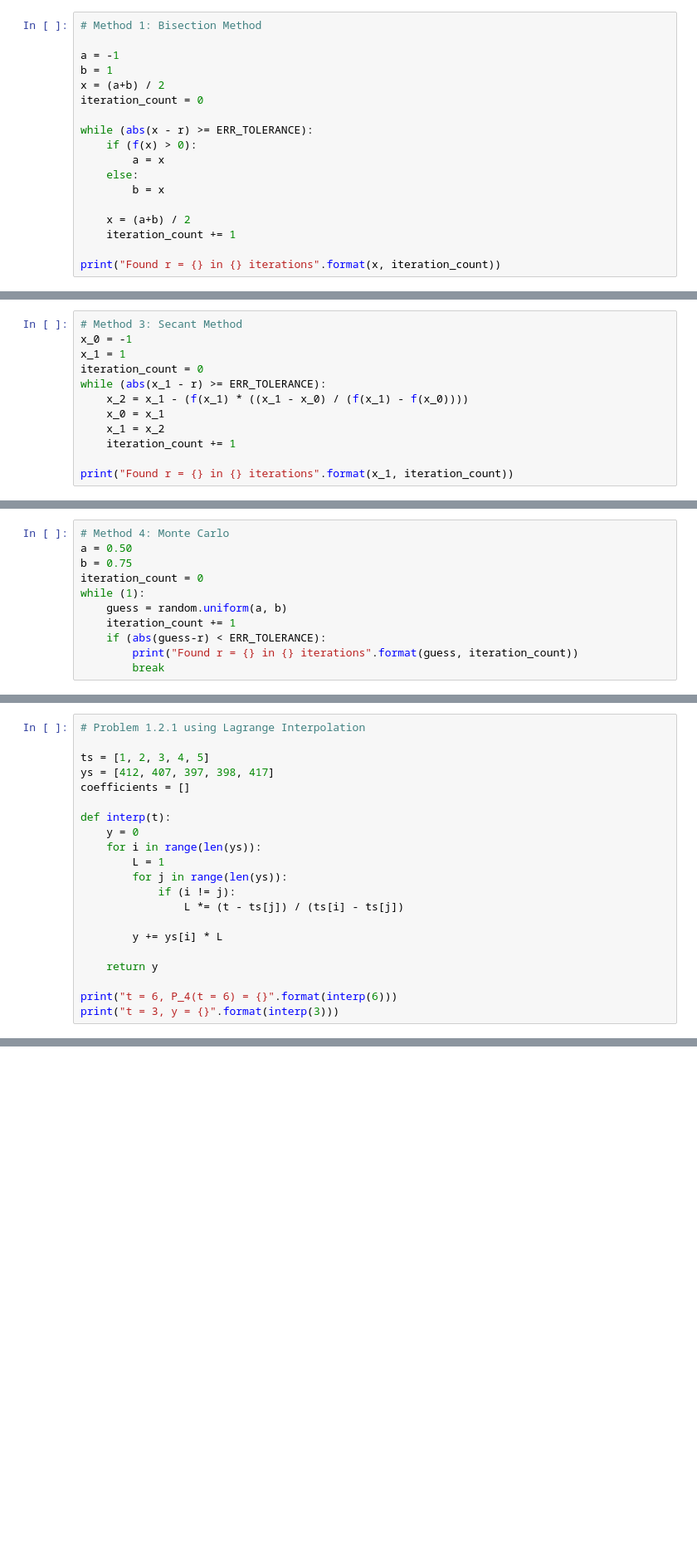
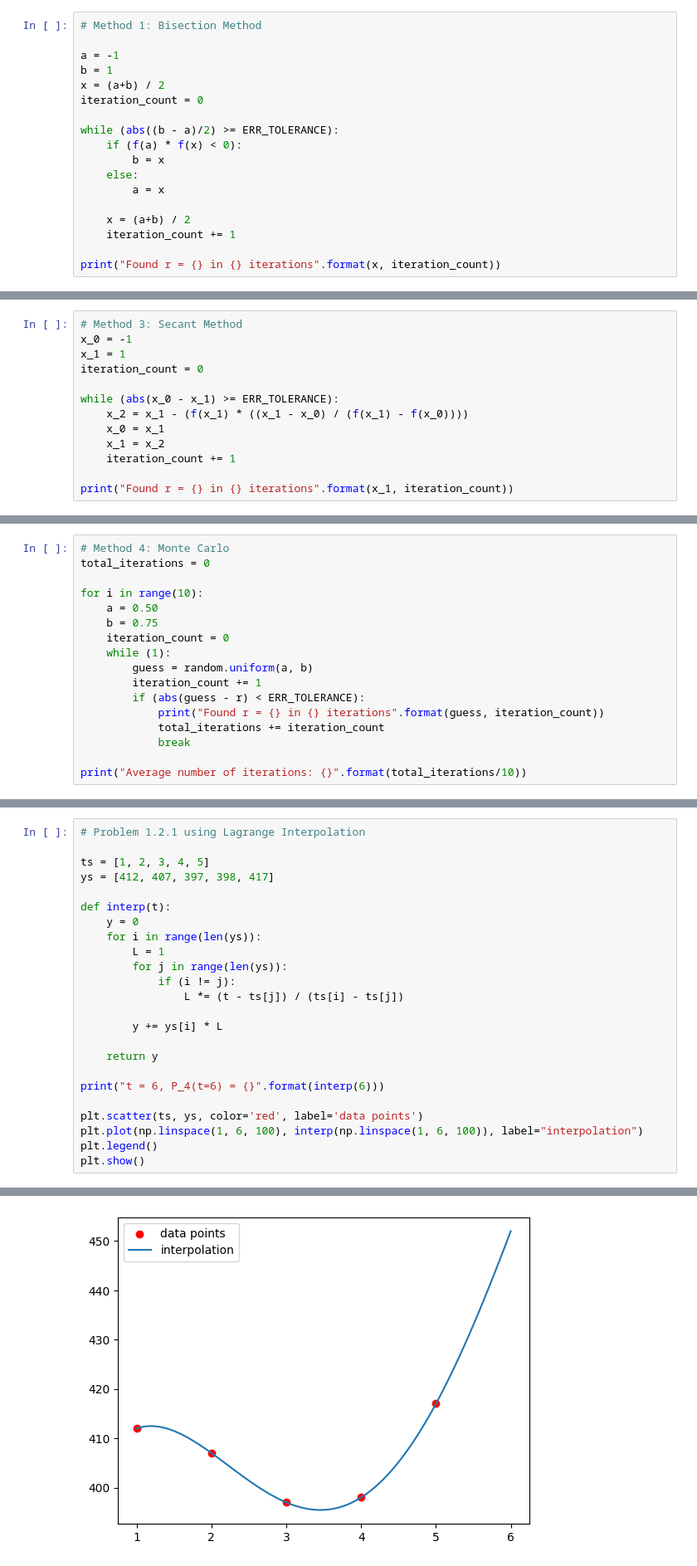
Before and after one commit to josephhanrahan/ams326, a Jupyter notebook: hw1.ipynb, the cells around one changed output, grey strips where cells are left out. Shown at 83% size. Saved outputs shown, nothing was run; the diff lists cells and outputs as text; blank space fills up the shorter version.

```diff
--- a/hw1.ipynb
+++ b/hw1.ipynb
@@ -20,11 +20,11 @@ b = 1
 x = (a+b) / 2
 iteration_count = 0
 
-while (abs(x - r) >= ERR_TOLERANCE):
-    if (f(x) > 0):
+while (abs((b - a)/2) >= ERR_TOLERANCE):
+    if (f(a) * f(x) < 0):
+        b = x
+    else:
         a = x
-    else:
-        b = x
 
     x = (a+b) / 2
     iteration_count += 1
@@ -49,7 +52,8 @@ Found r = 0.6415825512515503 in 5 iterations
 x_0 = -1
 x_1 = 1
 iteration_count = 0
-while (abs(x_1 - r) >= ERR_TOLERANCE):
+
+while (abs(x_0 - x_1) >= ERR_TOLERANCE):
     x_2 = x_1 - (f(x_1) * ((x_1 - x_0) / (f(x_1) - f(x_0))))
     x_0 = x_1
     x_1 = x_2
@@ -61,12 +65,18 @@ Found r = 0.6415908941839591 in 6 iterations
 # %%
 # Method 4: Monte Carlo
-a = 0.50
-b = 0.75
-iteration_count = 0
-while (1):
-    guess = random.uniform(a, b)
-    iteration_count += 1
-    if (abs(guess-r) < ERR_TOLERANCE):
-        print("Found r = {} in {} iterations".format(guess, iteration_count))
-        break
+total_iterations = 0
+
+for i in range(10):
+    a = 0.50
+    b = 0.75
+    iteration_count = 0
+    while (1):
+        guess = random.uniform(a, b)
+        iteration_count += 1
+        if (abs(guess - r) < ERR_TOLERANCE):
+            print("Found r = {} in {} iterations".format(guess, iteration_count))
+            total_iterations += iteration_count
+            break
+
+print("Average number of iterations: {}".format(total_iterations/10))
 # %% [output]
@@ -76,7 +96,6 @@ Found r = 0.6416143711065059 in 2979 iterations
 
 ts = [1, 2, 3, 4, 5]
 ys = [412, 407, 397, 398, 417]
-coefficients = []
 
 def interp(t):
     y = 0
@@ -90,6 +109,10 @@ def interp(t):
 
     return y
 
-print("t = 6, P_4(t = 6) = {}".format(interp(6)))
-print("t = 3, y = {}".format(interp(3)))
+print("t = 6, P_4(t=6) = {}".format(interp(6)))
+
+plt.scatter(ts, ys, color='red', label='data points')
+plt.plot(np.linspace(1, 6, 100), interp(np.linspace(1, 6, 100)), label="interpolation")
+plt.legend()
+plt.show()
 # %% [output]
@@ -98 +120,2 @@ t = 3, y = 397.0
+[figure, added]
 # %%
```
Also changed, not shown: parts of 8 cells of this notebook, 1 other file.
